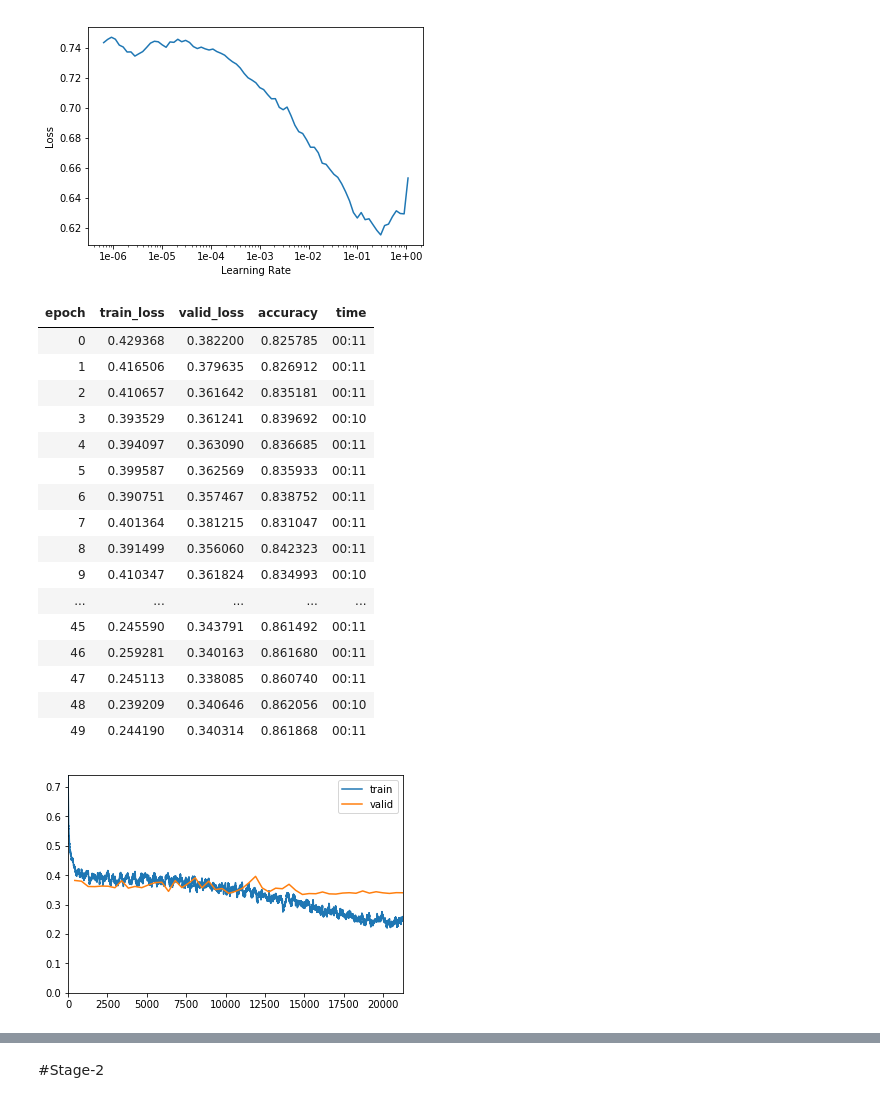
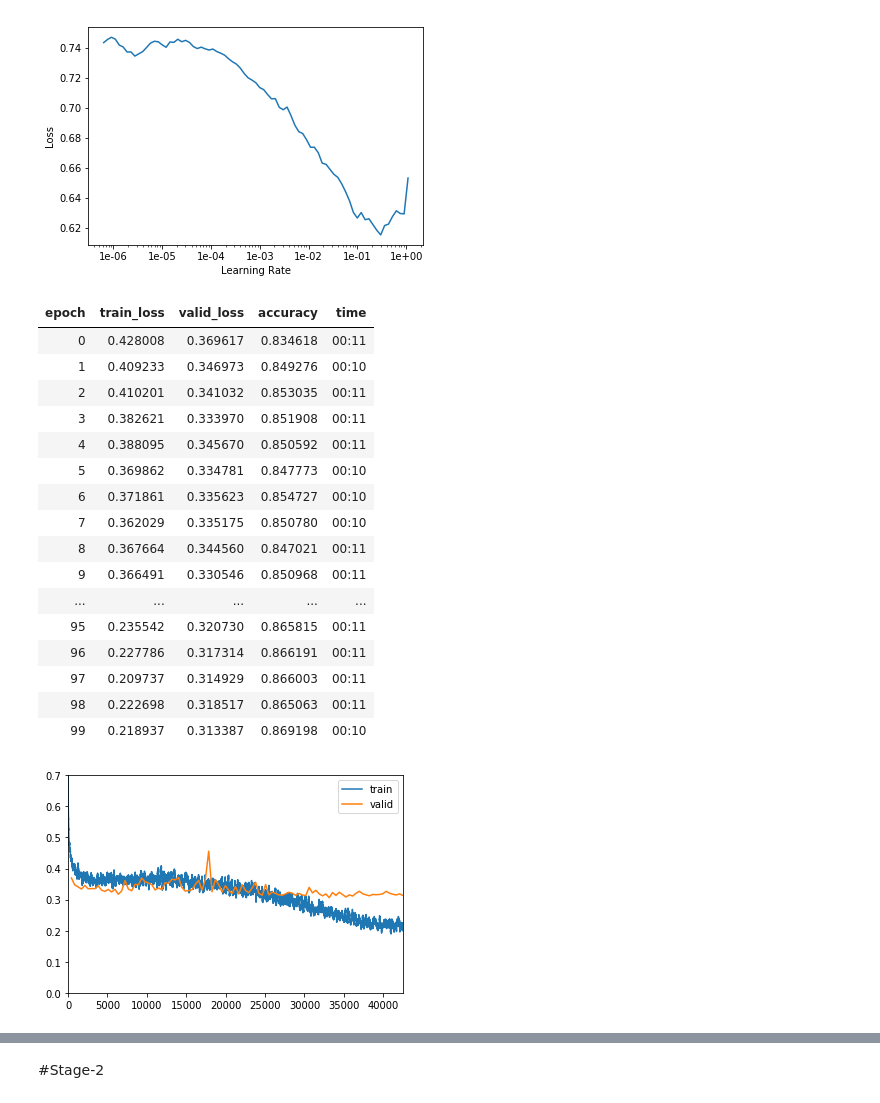
Before and after one commit to VicenteMoraes/SarcasmDetector, a Jupyter notebook: Classifier.ipynb, the cells around one changed output, grey strips where cells are left out. Saved outputs shown, nothing was run; the diff lists cells and outputs as text; code cells hidden in the pictures.

```diff
--- a/Classifier.ipynb
+++ b/Classifier.ipynb
@@ -43,23 +43,24 @@ learn.recorder.plot()
 LR Finder is complete, type {learner_name}.recorder.plot() to see the graph.
 [figure]
 # %%
-learn.fit_one_cycle(50, 2e-2, callbacks=[SaveModelCallback(learn, monitor="valid_loss", mode="min")])
+learn.fit_one_cycle(100, 2e-2,
+                    callbacks=[SaveModelCallback(learn, every='improvement', monitor="accuracy", name="stage-1")])
 # %% [output]
 | epoch | train_loss | valid_loss | accuracy | time |
-| 0 | 0.429368 | 0.382200 | 0.825785 | 00:11 |
-| 1 | 0.416506 | 0.379635 | 0.826912 | 00:11 |
-| 2 | 0.410657 | 0.361642 | 0.835181 | 00:11 |
-| 3 | 0.393529 | 0.361241 | 0.839692 | 00:10 |
-| 4 | 0.394097 | 0.363090 | 0.836685 | 00:11 |
-| 5 | 0.399587 | 0.362569 | 0.835933 | 00:11 |
-| 6 | 0.390751 | 0.357467 | 0.838752 | 00:11 |
-| 7 | 0.401364 | 0.381215 | 0.831047 | 00:11 |
-| 8 | 0.391499 | 0.356060 | 0.842323 | 00:11 |
-| 9 | 0.410347 | 0.361824 | 0.834993 | 00:10 |
+| 0 | 0.428008 | 0.369617 | 0.834618 | 00:11 |
+| 1 | 0.409233 | 0.346973 | 0.849276 | 00:10 |
+| 2 | 0.410201 | 0.341032 | 0.853035 | 00:11 |
+| 3 | 0.382621 | 0.333970 | 0.851908 | 00:11 |
+| 4 | 0.388095 | 0.345670 | 0.850592 | 00:11 |
+| 5 | 0.369862 | 0.334781 | 0.847773 | 00:10 |
+| 6 | 0.371861 | 0.335623 | 0.854727 | 00:10 |
+| 7 | 0.362029 | 0.335175 | 0.850780 | 00:10 |
+| 8 | 0.367664 | 0.344560 | 0.847021 | 00:11 |
+| 9 | 0.366491 | 0.330546 | 0.850968 | 00:11 |
 | ... | ... | ... | ... | ... |
-| 45 | 0.245590 | 0.343791 | 0.861492 | 00:11 |
-| 46 | 0.259281 | 0.340163 | 0.861680 | 00:11 |
-| 47 | 0.245113 | 0.338085 | 0.860740 | 00:11 |
-| 48 | 0.239209 | 0.340646 | 0.862056 | 00:10 |
-| 49 | 0.244190 | 0.340314 | 0.861868 | 00:11 |
+| 95 | 0.235542 | 0.320730 | 0.865815 | 00:11 |
+| 96 | 0.227786 | 0.317314 | 0.866191 | 00:11 |
+| 97 | 0.209737 | 0.314929 | 0.866003 | 00:11 |
+| 98 | 0.222698 | 0.318517 | 0.865063 | 00:11 |
+| 99 | 0.218937 | 0.313387 | 0.869198 | 00:10 |
-[figure, old version]
+[figure, new version]
```
Also changed, not shown: parts of 9 cells of this notebook.
